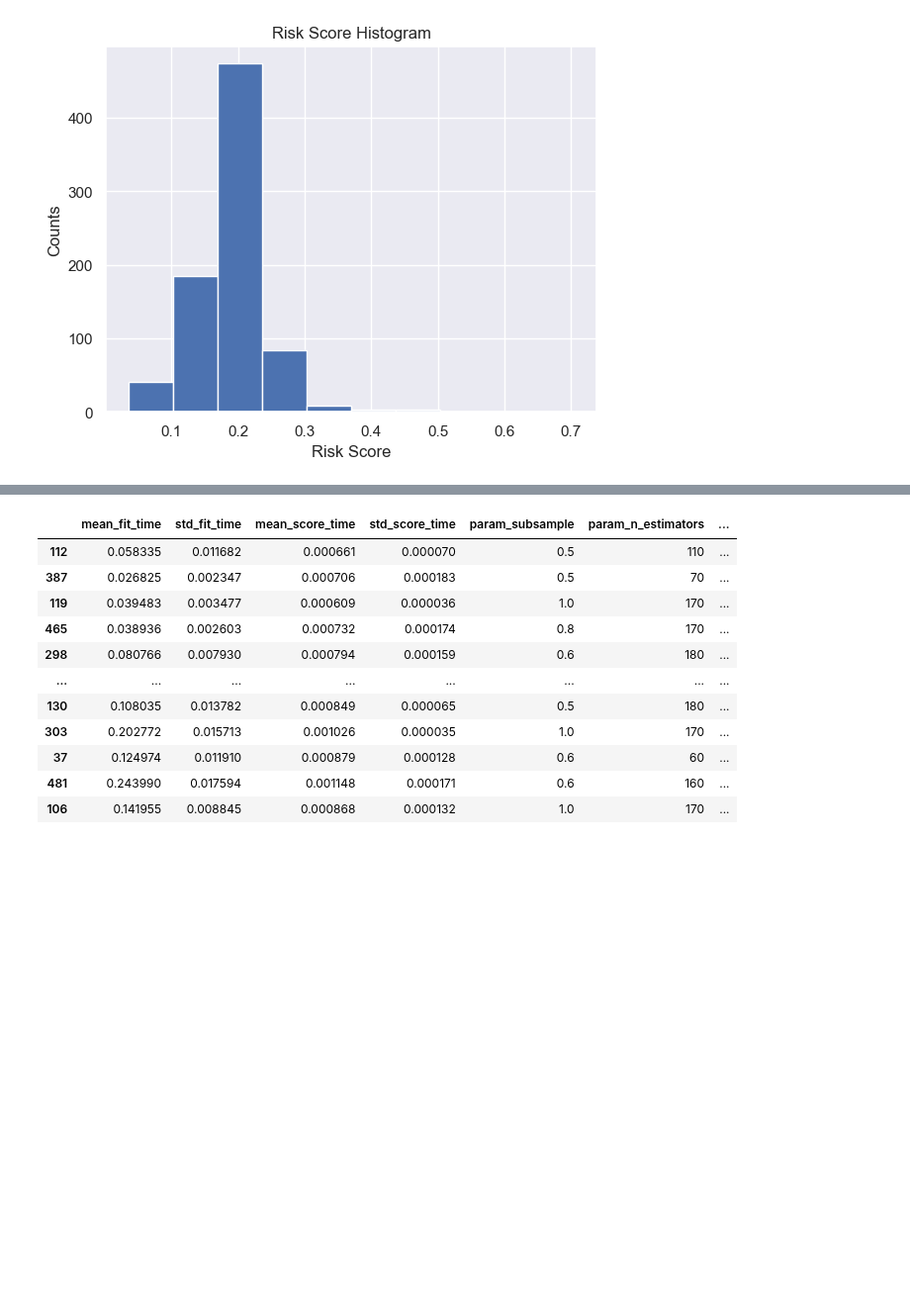
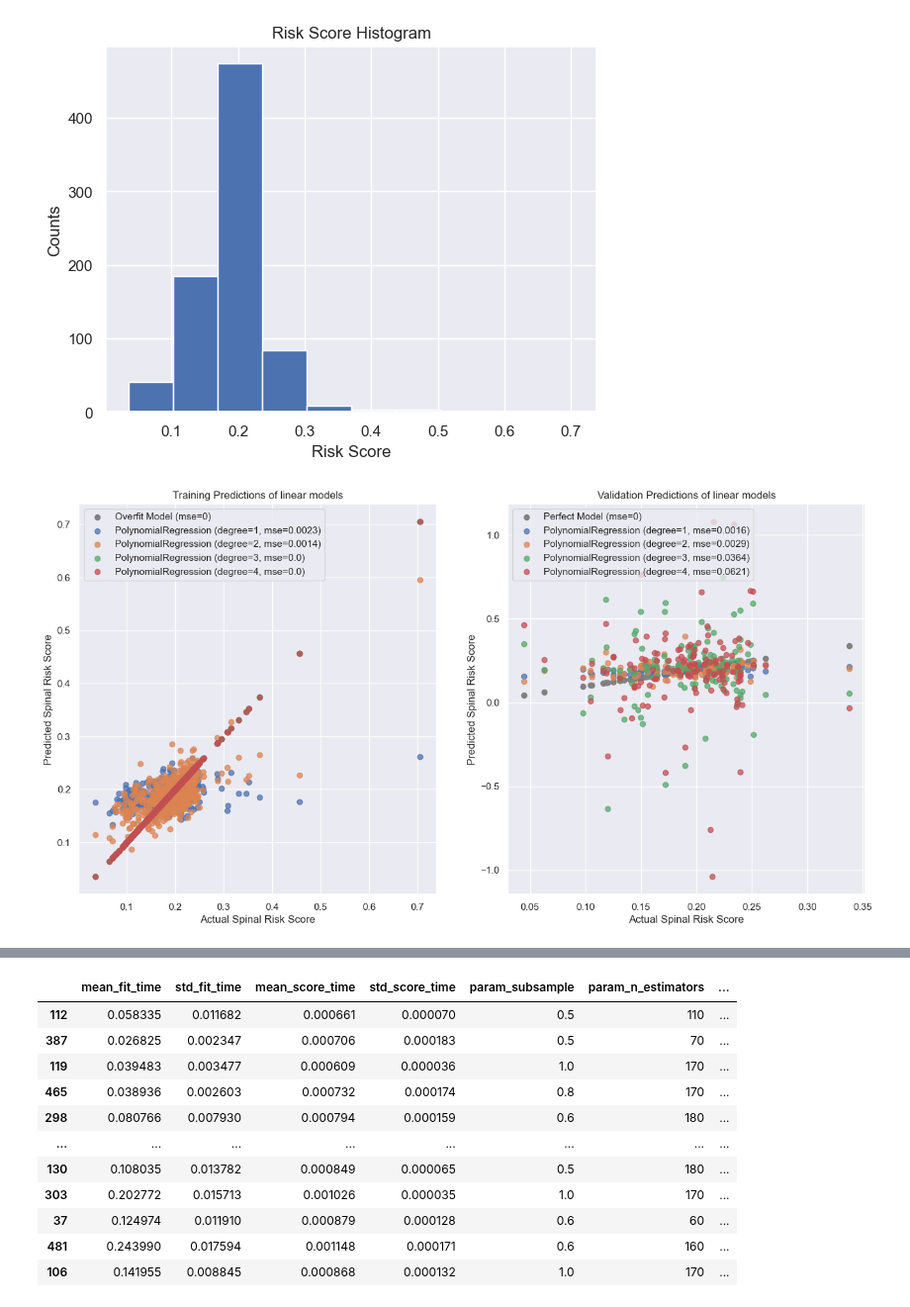
Before and after one commit to evanyfyip/vm-spinal-risk, a Jupyter notebook: vm-spinal-risk/notebooks/step2_ml_pipeline.ipynb, the cells around one changed output, grey strips where cells are left out. Shown at 99% size. Drawn from its saved outputs; the diff is of its cells as text; code cells hidden in the pictures; blank space fills up the shorter version.

```diff
--- a/vm-spinal-risk/notebooks/step2_ml_pipeline.ipynb
+++ b/vm-spinal-risk/notebooks/step2_ml_pipeline.ipynb
@@ -89,5 +53,47 @@ import numpy as np
 # %%
 # https://medium.datadriveninvestor.com/introduction-31c985114aa1
+# %%
+fig, axes = plt.subplots(nrows=1, ncols=2, figsize=(16, 8))
+axes[0].scatter(y_train2, y_train2, c='gray', label='Overfit Model (mse=0)')
+axes[1].scatter(y_val, y_val, c='gray', label='Perfect Model (mse=0)')
+
+# Linear Models
+# Polynomial Regression
+for degree in range(1, 5):
+    polyreg_model = Pipeline([
+                    # ('scaler', StandardScaler()),
+                    ('poly', PolynomialFeatures(degree=degree)),
+                    ('linear', LinearRegression(fit_intercept=False))])
+    # fit to an order-3 polynomial data
+    polyreg_model = polyreg_model.fit(X_train2, y_train2)
+    # print("coefficients:", polyreg_model.named_steps['linear'].coef_)
+
+    y_train_pred = polyreg_model.predict(X_train2)
+    y_val_pred = polyreg_model.predict(X_val)
+
+    train_mse = mean_squared_error(y_train_pred, y_train2)
+    val_mse = mean_squared_error(y_val_pred, y_val)
+
+    axes[0].scatter(y_train2, y_train_pred, label=f'PolynomialRegression (degree={degree}, mse={np.round(train_mse, 4)})', alpha=0.75)
+    axes[1].scatter(y_val, y_val_pred, label=f'PolynomialRegression (degree={degree}, mse={np.round(val_mse, 4)})', alpha=0.75)
+
+# axes[0].set_xlim(0, 0.4)
+# axes[0].set_ylim(0, 0.4)
+axes[0].set_xlabel("Actual Spinal Risk Score")
+axes[0].set_ylabel("Predicted Spinal Risk Score")
+axes[0].set_title(f"Training Predictions of linear models")
+axes[0].legend(loc='upper left')
+
+
+# axes[1].set_xlim(0, 0.4)
+# axes[1].set_ylim(0, 0.4)
+axes[1].set_xlabel("Actual Spinal Risk Score")
+axes[1].set_ylabel("Predicted Spinal Risk Score")
+axes[1].set_title(f"Validation Predictions of linear models")
+axes[1].legend(loc='upper left')
+plt.show()
+# %% [output]
+[figure, added]
 # %%
 from sklearn.pipeline import Pipeline
 from sklearn.preprocessing import StandardScaler
```
Also changed, not shown: parts of 13 cells of this notebook, 2 other files.
